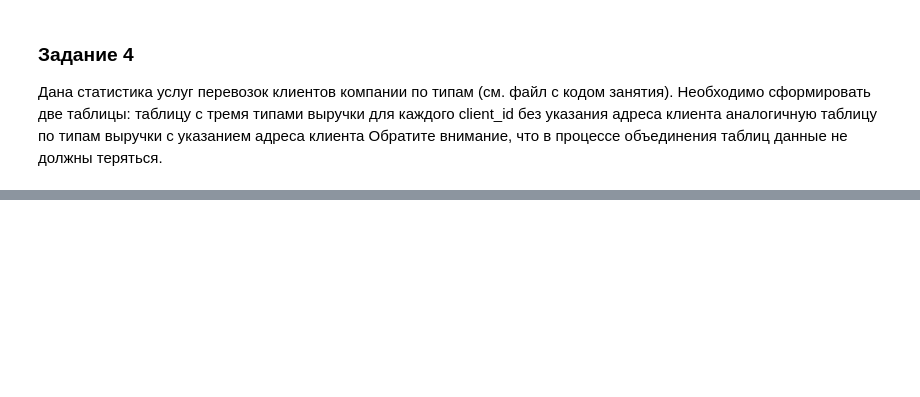
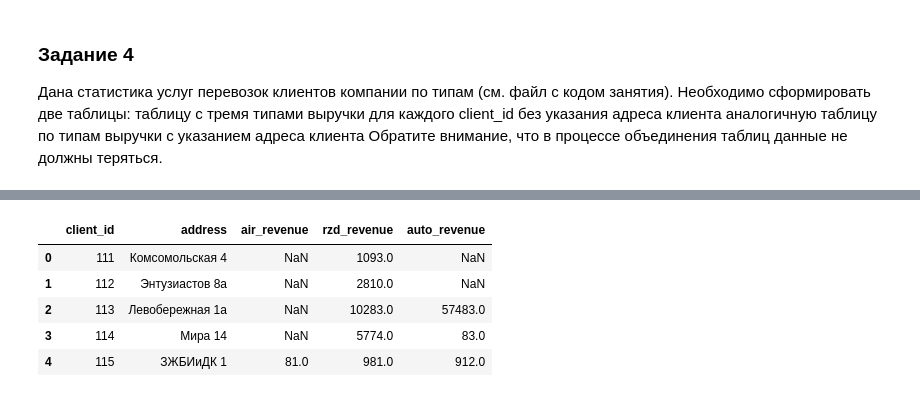
Before and after one commit to IngvarL/pudo-20, a Jupyter notebook: Pandas_Ext/Pandas_extended.ipynb, the cells around one changed output, grey strips where cells are left out. Cells and saved outputs as stored; diff of their text form; code cells hidden in the pictures; blank space fills up the shorter version.

```diff
--- a/Pandas_Ext/Pandas_extended.ipynb
+++ b/Pandas_Ext/Pandas_extended.ipynb
@@ -73,3 +144,36 @@ log.head(30)
 таблицу с тремя типами выручки для каждого client_id без указания адреса клиента
 аналогичную таблицу по типам выручки с указанием адреса клиента
 Обратите внимание, что в процессе объединения таблиц данные не должны теряться.
+# %%
+rzd = pd.DataFrame(
+    {
+        'client_id': [111, 112, 113, 114, 115],
+        'rzd_revenue': [1093, 2810, 10283, 5774, 981]
+    }
+)
+rzd
+
+auto = pd.DataFrame(
+    {
+        'client_id': [113, 114, 115, 116, 117],
+        'auto_revenue': [57483, 83, 912, 4834, 98]
+    }
+)
+auto
+
+air = pd.DataFrame(
+    {
+        'client_id': [115, 116, 117, 118],
+        'air_revenue': [81, 4, 13, 173]
+    }
+)
+air
+
+client_base = pd.DataFrame(
+    {
+        'client_id': [111, 112, 113, 114, 115, 116, 117, 118],
+        'address': ['Комсомольская 4', 'Энтузиастов 8а', 'Левобережная 1а', 'Мира 14', 'ЗЖБИиДК 1',
+                    'Строителей 18', 'Панфиловская 33', 'Мастеркова 4']
+    }
+)
+client_base
@@ -75,0 +190,10 @@ log.head(30)
+# %%
+joined_w_addr = client_base.join(air.set_index('client_id'),on='client_id',how='left').join(rzd.set_index('client_id'),on='client_id',how='left').join(auto.set_index('client_id'),on='client_id',how='left')
+joined_w_addr.head()
+# %% [output]
+|  | client_id | address | air_revenue | rzd_revenue | auto_revenue |
+| 0 | 111 | Комсомольская 4 | NaN | 1093.0 | NaN |
+| 1 | 112 | Энтузиастов 8а | NaN | 2810.0 | NaN |
+| 2 | 113 | Левобережная 1а | NaN | 10283.0 | 57483.0 |
+| 3 | 114 | Мира 14 | NaN | 5774.0 | 83.0 |
+| 4 | 115 | ЗЖБИиДК 1 | 81.0 | 981.0 | 912.0 |
```
Also changed, not shown: parts of 12 cells of this notebook.
